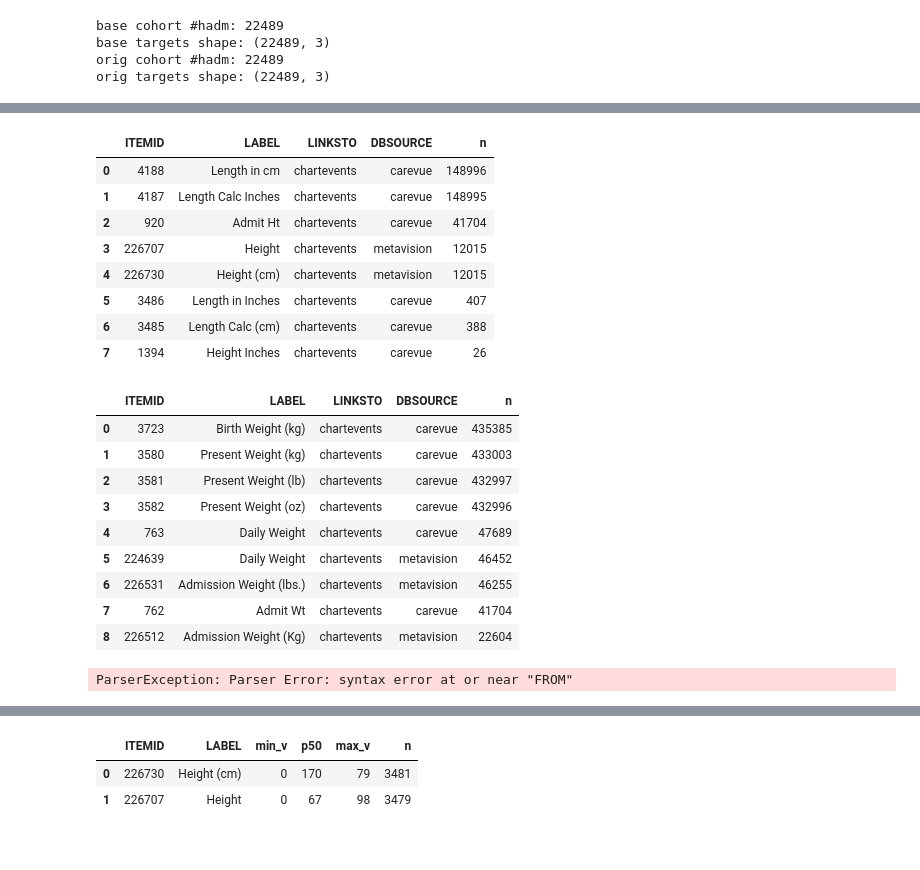
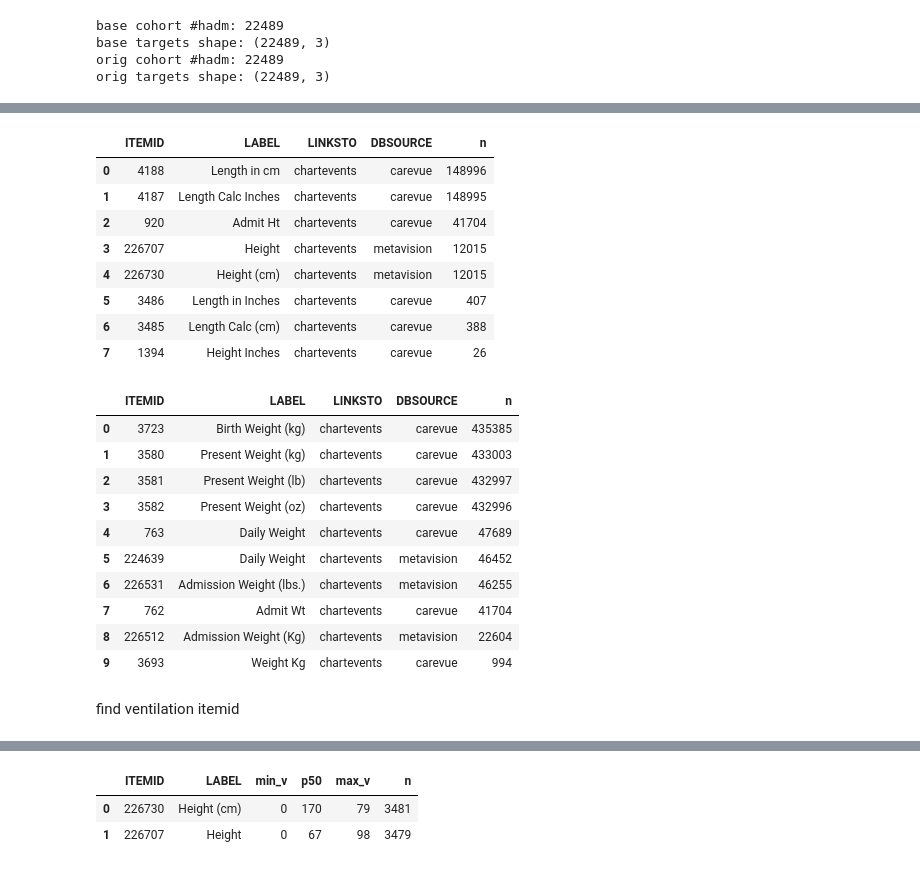
Before and after one commit to alonbebchuk/mlhc_project, a Jupyter notebook: src/test_criteria.ipynb, the cells around one changed output, grey strips where cells are left out. Cells and saved outputs as stored; diff of their text form; code cells hidden in the pictures.

```diff
--- a/src/test_criteria.ipynb
+++ b/src/test_criteria.ipynb
@@ -602,6 +810,6 @@ compare_static_frames(df_sql, df_step)
 # %%
-height_ids = [920, 1394, 4187, 3486, 226730, 3485, 4188, 226707]
-weight_ids = [762, 763, 3723, 3580, 226512, 224639, 3581, 226531, 3582]
+height_ids = [920, 1394, 4187, 3486, 226707, 3485, 4188, 226730,]
+weight_ids = [762, 763, 3723, 3580, 226512, 224639, 3581, 226531, 3582, 3693]
 
 q_height_present = f"""
 SELECT di.itemid, di.label, di.linksto, di.dbsource, COUNT(*) AS n
@@ -619,97 +827,33 @@ JOIN d_items di USING (itemid)
 WHERE ce.itemid IN ({",".join(map(str, weight_ids))})
 GROUP BY 1,2,3,4
 ORDER BY n DESC;
 """
 
 height_present = con.execute(q_height_present).fetchdf()
 weight_present = con.execute(q_weight_present).fetchdf()
 
 display(height_present)
 display(weight_present)
 # %% [output]
 |  | ITEMID | LABEL | LINKSTO | DBSOURCE | n |
 | 0 | 4188 | Length in cm | chartevents | carevue | 148996 |
 | 1 | 4187 | Length Calc Inches | chartevents | carevue | 148995 |
 | 2 | 920 | Admit Ht | chartevents | carevue | 41704 |
 | 3 | 226707 | Height | chartevents | metavision | 12015 |
 | 4 | 226730 | Height (cm) | chartevents | metavision | 12015 |
 | 5 | 3486 | Length in Inches | chartevents | carevue | 407 |
 | 6 | 3485 | Length Calc (cm) | chartevents | carevue | 388 |
 | 7 | 1394 | Height Inches | chartevents | carevue | 26 |
 |  | ITEMID | LABEL | LINKSTO | DBSOURCE | n |
 | 0 | 3723 | Birth Weight (kg) | chartevents | carevue | 435385 |
 | 1 | 3580 | Present Weight (kg) | chartevents | carevue | 433003 |
 | 2 | 3581 | Present Weight (lb) | chartevents | carevue | 432997 |
 | 3 | 3582 | Present Weight (oz) | chartevents | carevue | 432996 |
 | 4 | 763 | Daily Weight | chartevents | carevue | 47689 |
 | 5 | 224639 | Daily Weight | chartevents | metavision | 46452 |
 | 6 | 226531 | Admission Weight (lbs.) | chartevents | metavision | 46255 |
 | 7 | 762 | Admit Wt | chartevents | carevue | 41704 |
 | 8 | 226512 | Admission Weight (Kg) | chartevents | metavision | 22604 |
+| 9 | 3693 | Weight Kg | chartevents | carevue | 994 |
-# %%
-HEIGHT_IN_ITEMIDS = [4187, 3486, 1394, 920, 226707]      # inches
-HEIGHT_CM_ITEMIDS = [4188, 3485, 226730]                 # centimeters
-
-WEIGHT_KG_ITEMIDS = [762, 763, 3580, 226512, 224639]     # kilograms
-WEIGHT_LB_ITEMIDS = [3581, 226531]                       # pounds
-WEIGHT_OZ_ITEMIDS = [3582]
-
-# Heights (48h, cohort only)
-q_h = f"""
-SELECT
-  ce.itemid, di.label,
-  MIN(CASE WHEN ce.itemid IN ({",".join(map(str, HEIGHT_IN_ITEMIDS))})
-           THEN CAST(ce.valuenum AS DOUBLE) * 2.54
-           ELSE CAST(ce.valuenum AS DOUBLE)
-      END) AS min_v,
-  MEDIAN(CASE WHEN ce.itemid IN ({",".join(map(str, HEIGHT_IN_ITEMIDS))})
-              THEN CAST(ce.valuenum AS DOUBLE) * 2.54
-              ELSE CAST(ce.valuenum AS DOUBLE)
-         END) AS p50,
-  MAX(CASE WHEN ce.itemid IN ({",".join(map(str, HEIGHT_IN_ITEMIDS))})
-           THEN CAST(ce.valuenum AS DOUBLE) * 2.54
-           ELSE CAST(ce.valuenum AS DOUBLE)
-      END) AS max_v,
-  COUNT(*) AS n
-FROM chartevents ce
-JOIN d_items di USING (itemid)
-JOIN admissions a ON ce.hadm_id = a.hadm_id
-WHERE ce.hadm_id::INTEGER IN (SELECT hadm_id FROM tmp_hadm_ids)
-  AND ce.itemid IN ({",".join(map(str, HEIGHT_IN_ITEMIDS + HEIGHT_CM_ITEMIDS))})
-  AND ce.valuenum IS NOT NULL
-  AND ce.error::INTEGER = 0FROM chartevents ce
-  AND ce.charttime::TIMESTAMP BETWEEN a.admittime::TIMESTAMP AND a.admittime::TIMESTAMP + INTERVAL 48 HOURS
-GROUP BY ce.itemid, di.label
-ORDER BY n DESC;
-"""
-display(con.execute(q_h).fetchdf())
-
-# Weights (48h, cohort only)
-q_w = f"""
-SELECT ce.itemid, di.label,
-       MIN(CAST(ce.valuenum AS DOUBLE))       AS min_v,
-       MEDIAN(CAST(ce.valuenum AS DOUBLE))    AS p50,
-       MAX(CAST(ce.valuenum AS DOUBLE))       AS max_v,
-       COUNT(*)                                AS n
-FROM chartevents ce
-JOIN d_items di USING (itemid)
-JOIN admissions a ON ce.hadm_id = a.hadm_id
--- Ensure that all weights are in kg and heights are in centimeters
-CASE
-  WHEN c.itemid   IN (3581, 226531)
-    THEN c.valuenum * 0.45359237
-  WHEN c.itemid   IN (3582)
-    THEN c.valuenum * 0.0283495231
-  ELSE c.valuenum
-END AS valuenum
-WHERE ce.hadm_id::INTEGER IN (SELECT hadm_id FROM tmp_hadm_ids)
-  AND ce.itemid IN ({",".join(map(str, WEIGHT_KG_ITEMIDS + WEIGHT_LB_ITEMIDS))})
-  AND ce.valuenum IS NOT NULL
-  AND ce.error::INTEGER = 0
-  AND ce.charttime::TIMESTAMP BETWEEN a.admittime::TIMESTAMP AND a.admittime::TIMESTAMP + INTERVAL 48 HOURS
-GROUP BY ce.itemid, di.label
-ORDER BY n DESC;
-"""
-display(con.execute(q_w).fetchdf())
-# %% [output]
-ParserException: Parser Error: syntax error at or near "FROM"
+# %% [markdown]
+find ventilation itemid
```
Also changed, not shown: parts of 27 cells of this notebook.
